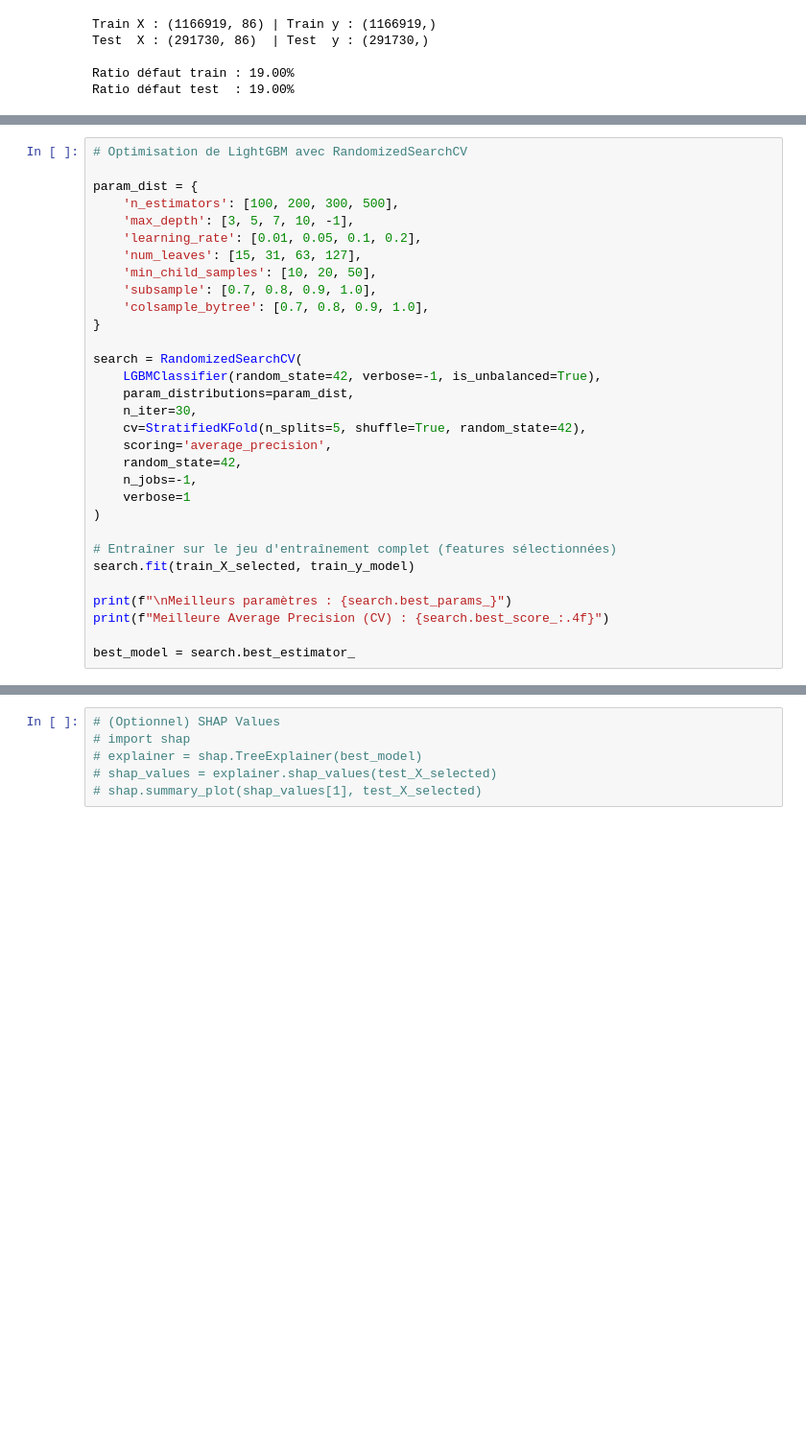
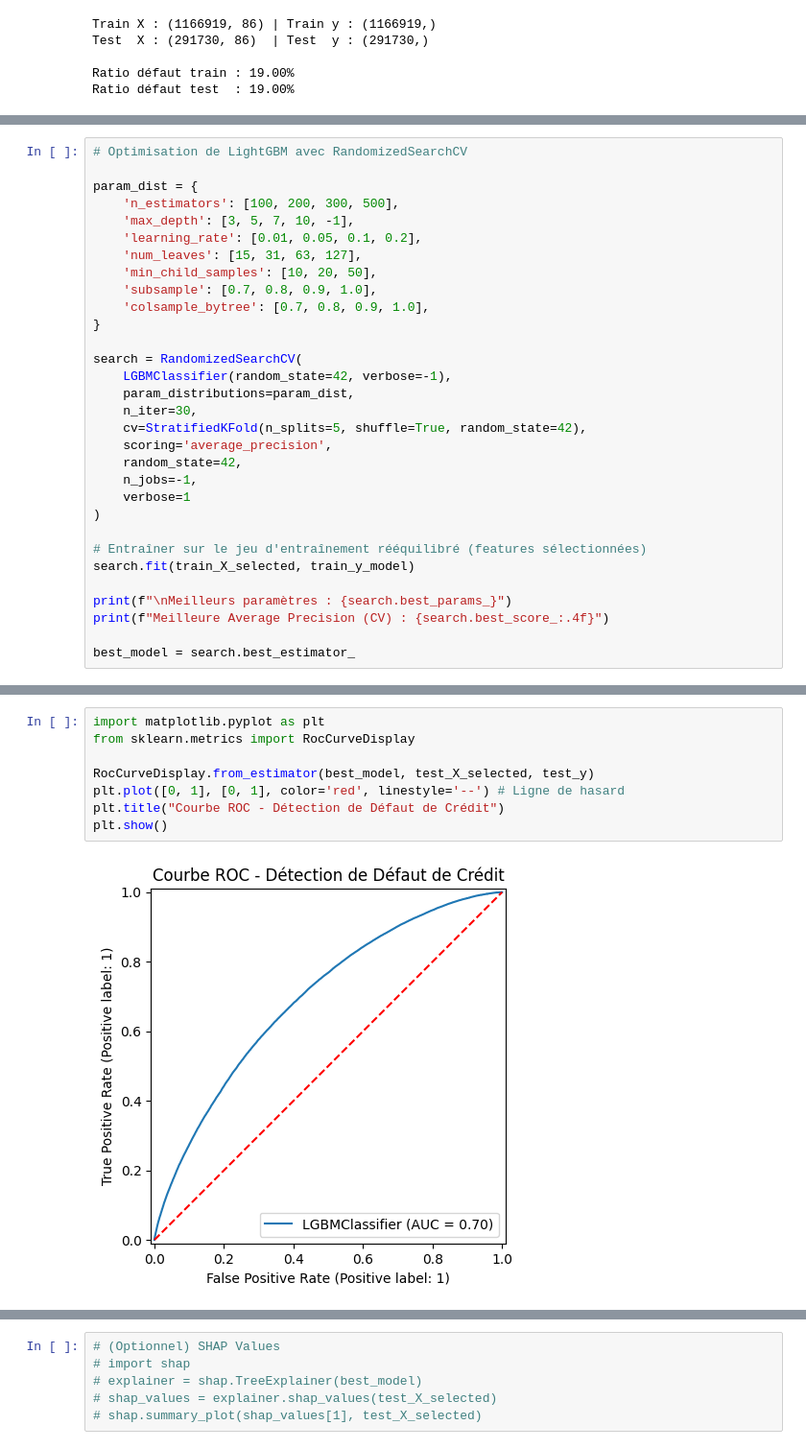
Before and after one commit to SeiDra/lending-club-prediction, a Jupyter notebook: du_sda_ml2_P4_modeling.ipynb, the cells around one changed output, grey strips where cells are left out. Shown at 96% size. Saved outputs shown, nothing was run; the diff lists cells and outputs as text; blank space fills up the shorter version.

```diff
--- a/du_sda_ml2_P4_modeling.ipynb
+++ b/du_sda_ml2_P4_modeling.ipynb
@@ -107,7 +108,7 @@ param_dist = {
 }
 
 search = RandomizedSearchCV(
-    LGBMClassifier(random_state=42, verbose=-1, is_unbalanced=True),
+    LGBMClassifier(random_state=42, verbose=-1),
     param_distributions=param_dist,
     n_iter=30,
     cv=StratifiedKFold(n_splits=5, shuffle=True, random_state=42),
@@ -117,7 +118,7 @@ search = RandomizedSearchCV(
     verbose=1
 )
 
-# Entraîner sur le jeu d'entraînement complet (features sélectionnées)
+# Entraîner sur le jeu d'entraînement rééquilibré (features sélectionnées)
 search.fit(train_X_selected, train_y_model)
 
 print(f"\nMeilleurs paramètres : {search.best_params_}")
@@ -209,0 +190,10 @@ KS Statistic            : 0.2960
+# %%
+import matplotlib.pyplot as plt
+from sklearn.metrics import RocCurveDisplay
+
+RocCurveDisplay.from_estimator(best_model, test_X_selected, test_y)
+plt.plot([0, 1], [0, 1], color='red', linestyle='--') # Ligne de hasard
+plt.title("Courbe ROC - Détection de Défaut de Crédit")
+plt.show()
+# %% [output]
+[figure, added]
```
Also changed, not shown: parts of 8 cells of this notebook.
